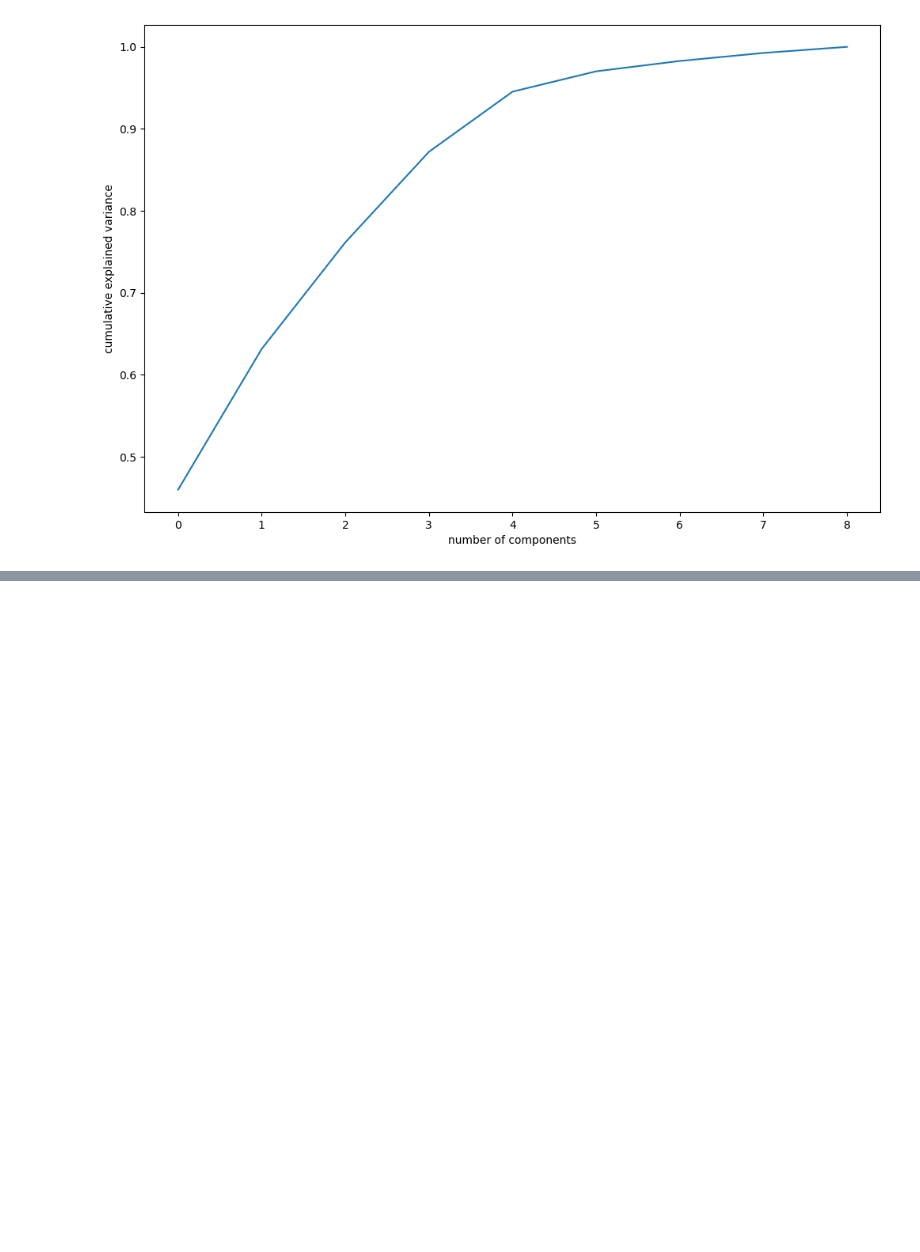
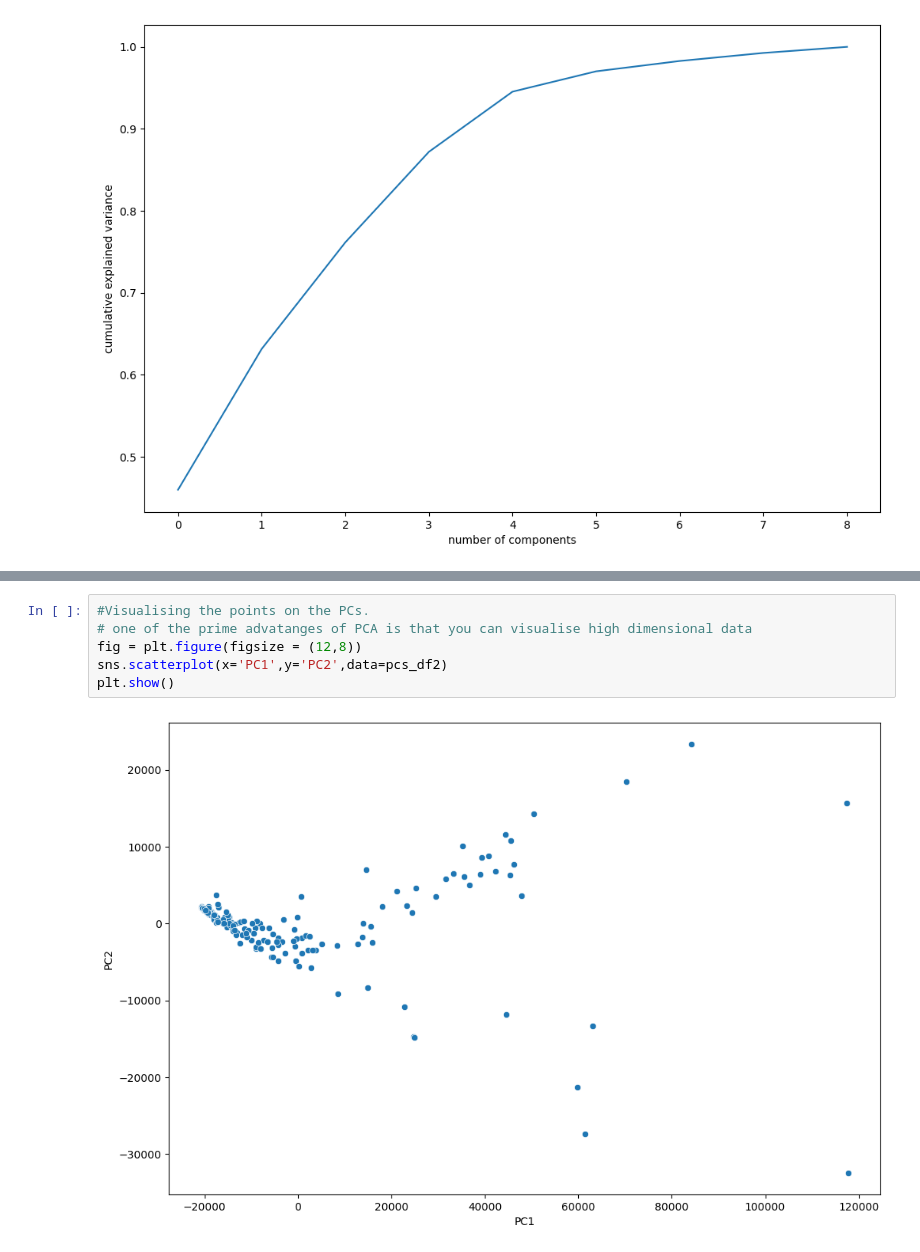
Before and after one commit to Codderadu/Assigment, a Jupyter notebook: ML/Unsupervised_ML(country_kmeans and pca).ipynb, the cells around one changed output, grey strips where cells are left out. Saved outputs shown, nothing was run; the diff lists cells and outputs as text; blank space fills up the shorter version.

```diff
--- a/ML/Unsupervised_ML(country_kmeans and pca).ipynb
+++ b/ML/Unsupervised_ML(country_kmeans and pca).ipynb
@@ -212,0 +325,8 @@ plt.show()
+# %%
+#Visualising the points on the PCs.
+# one of the prime advatanges of PCA is that you can visualise high dimensional data
+fig = plt.figure(figsize = (12,8))
+sns.scatterplot(x='PC1',y='PC2',data=pcs_df2)
+plt.show()
+# %% [output]
+[figure, added]
```
Also changed, not shown: parts of 100 cells of this notebook.
